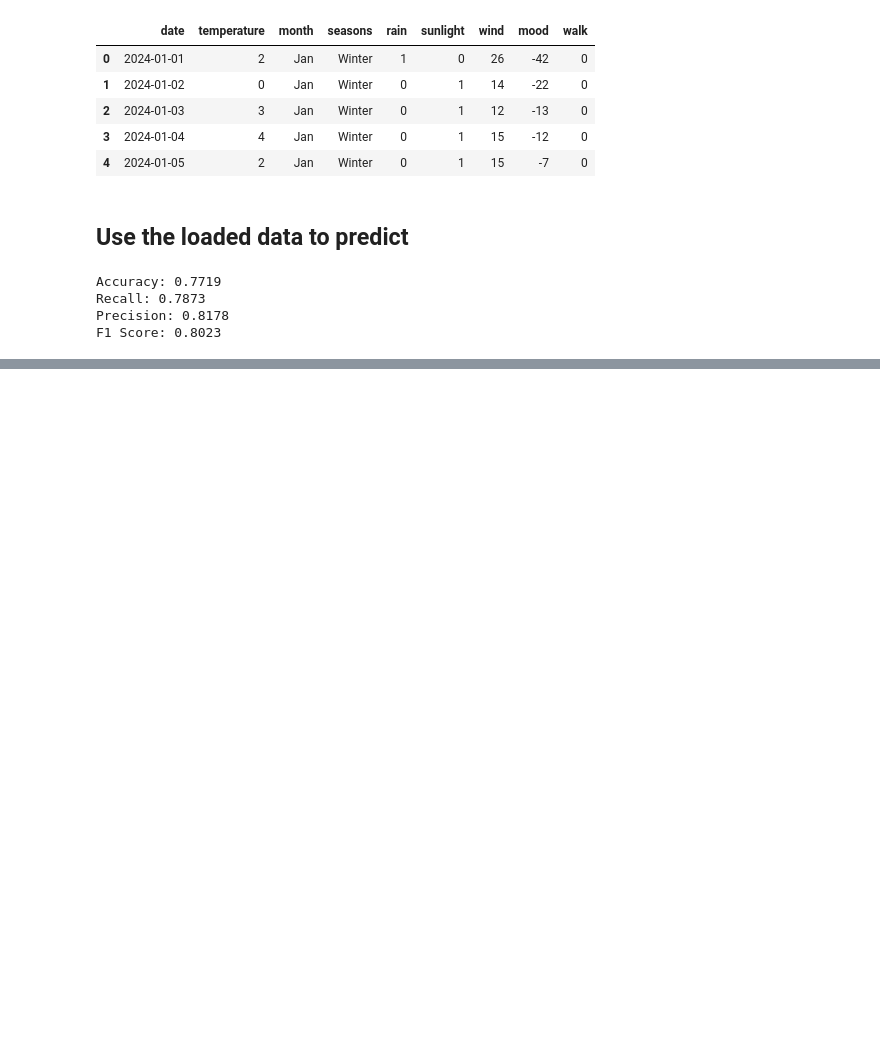
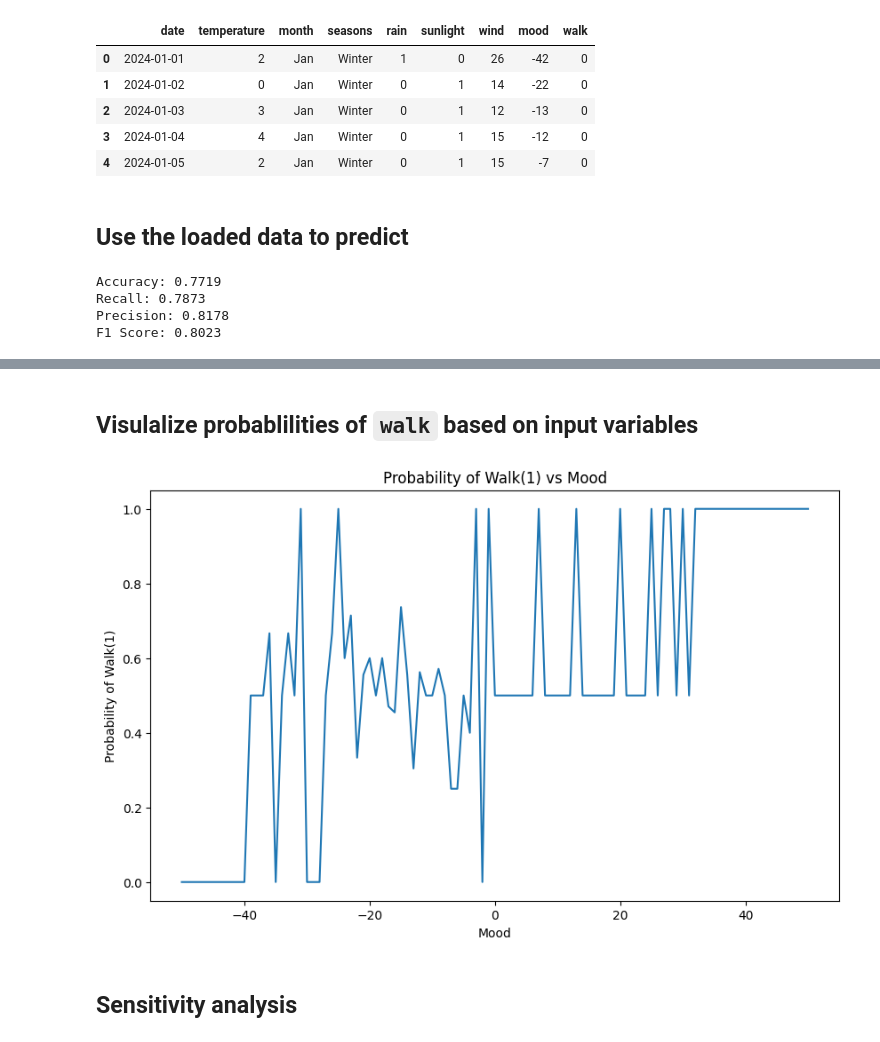
Before and after one commit to prasadadhav/bn_to_walk_or_not, a Jupyter notebook: bnn_train.ipynb, the cells around one changed output, grey strips where cells are left out. Drawn from its saved outputs; the diff is of its cells as text; code cells hidden in the pictures; blank space fills up the shorter version.

Commit message:
initial BNN model trained and explored

```diff
--- a/bnn_train.ipynb
+++ b/bnn_train.ipynb
@@ -107,7 +115,13 @@ memory usage: 30.0+ KB
 None
 # %%
 # Train the model using MaximumLikelihoodEstimator
-model.fit(df.drop(columns=['date', 'month', 'seasons']), estimator=MaximumLikelihoodEstimator)
+model.fit(df.drop(columns=['date', 'month', 'seasons']), estimator=MaximumLikelihoodEstimator, state_names={
+    'temperature': list(range(df['temperature'].min(), df['temperature'].max() + 1)),
+    'mood': list(range(df['mood'].min(), df['mood'].max() + 1)),
+    'wind': list(range(df['wind'].min(), df['wind'].max() + 1)),
+    'rain': [0, 1],
+    'sunlight': [0, 1]
+})
 
 # Predict the 'walk' variable
 predicted_walk = model.predict(df.drop(columns=['walk', 'date', 'month', 'seasons']))
@@ -328,0 +501,42 @@ F1 Score: 0.8023
+# %% [markdown]
+## Visulalize probablilities of `walk` based on input variables
+# %%
+import seaborn as sns
+
+# Create a list to store the probabilities
+probabilities = []
+
+# Vary the mood from -50 to 50
+for mood in range(-50, 51):
+    # Create evidence dictionary
+    evidence = {
+        'temperature': temperature_slider.value,
+        'rain': rain_slider.value,
+        'sunlight': sunlight_slider.value,
+        'wind': wind_slider.value,
+        'mood': mood
+    }
+
+    # Perform inference to predict 'walk'
+    result = inference.query(variables=['walk'], evidence=evidence)
+
+    # Extract the probability of walk(1)
+    prob_walk_1 = result.values[1]
+
+    # Append the probability to the list
+    probabilities.append(prob_walk_1)
+
+# Create a DataFrame for visualization
+df_probabilities = pd.DataFrame({'Mood': range(-50, 51), 'Probability of Walk(1)': probabilities})
+
+# Plot the probabilities using seaborn
+plt.figure(figsize=(10, 6))
+sns.lineplot(data=df_probabilities, x='Mood', y='Probability of Walk(1)')
+plt.title('Probability of Walk(1) vs Mood')
+plt.xlabel('Mood')
+plt.ylabel('Probability of Walk(1)')
+plt.show()
+# %% [output]
+[figure, added]
+# %% [markdown]
+## Sensitivity analysis
```
Also changed, not shown: parts of 12 cells of this notebook.
